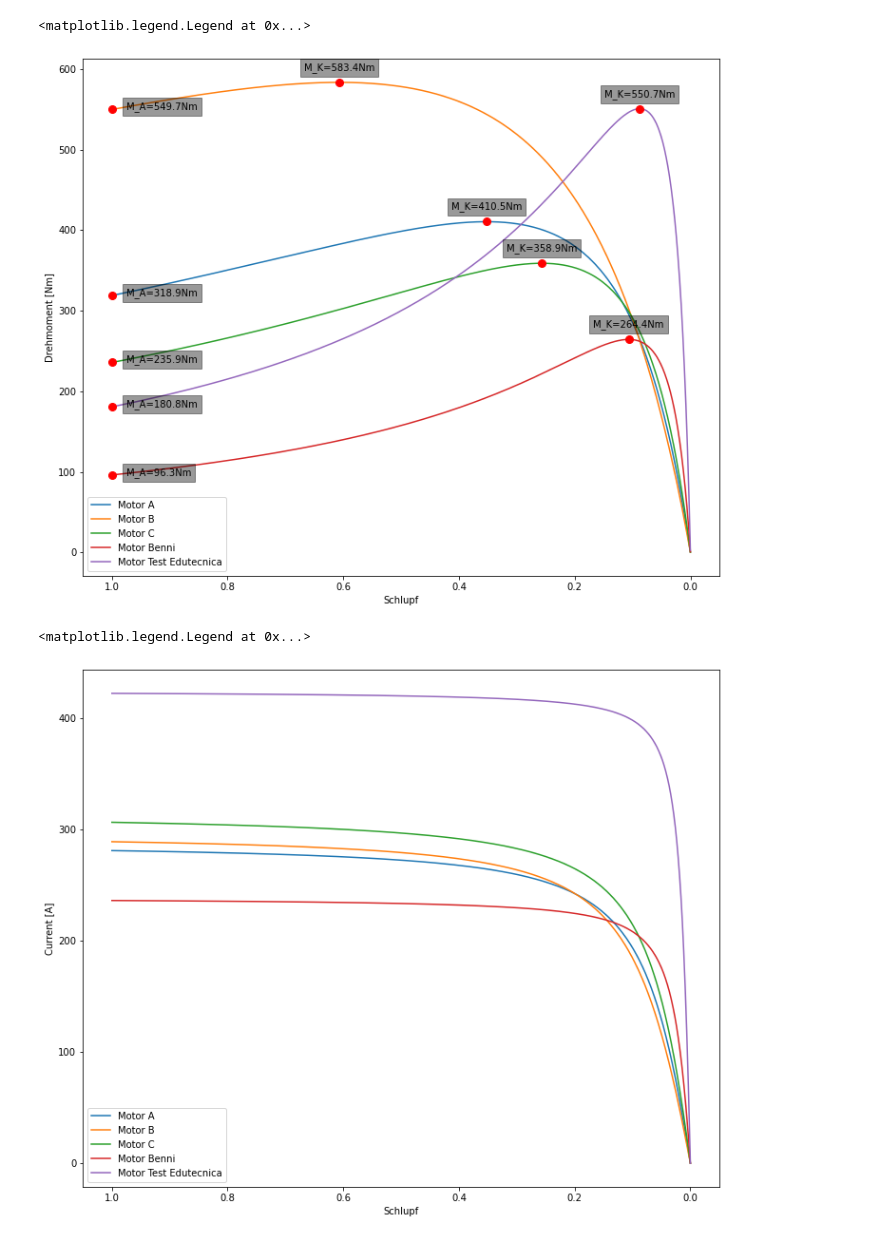
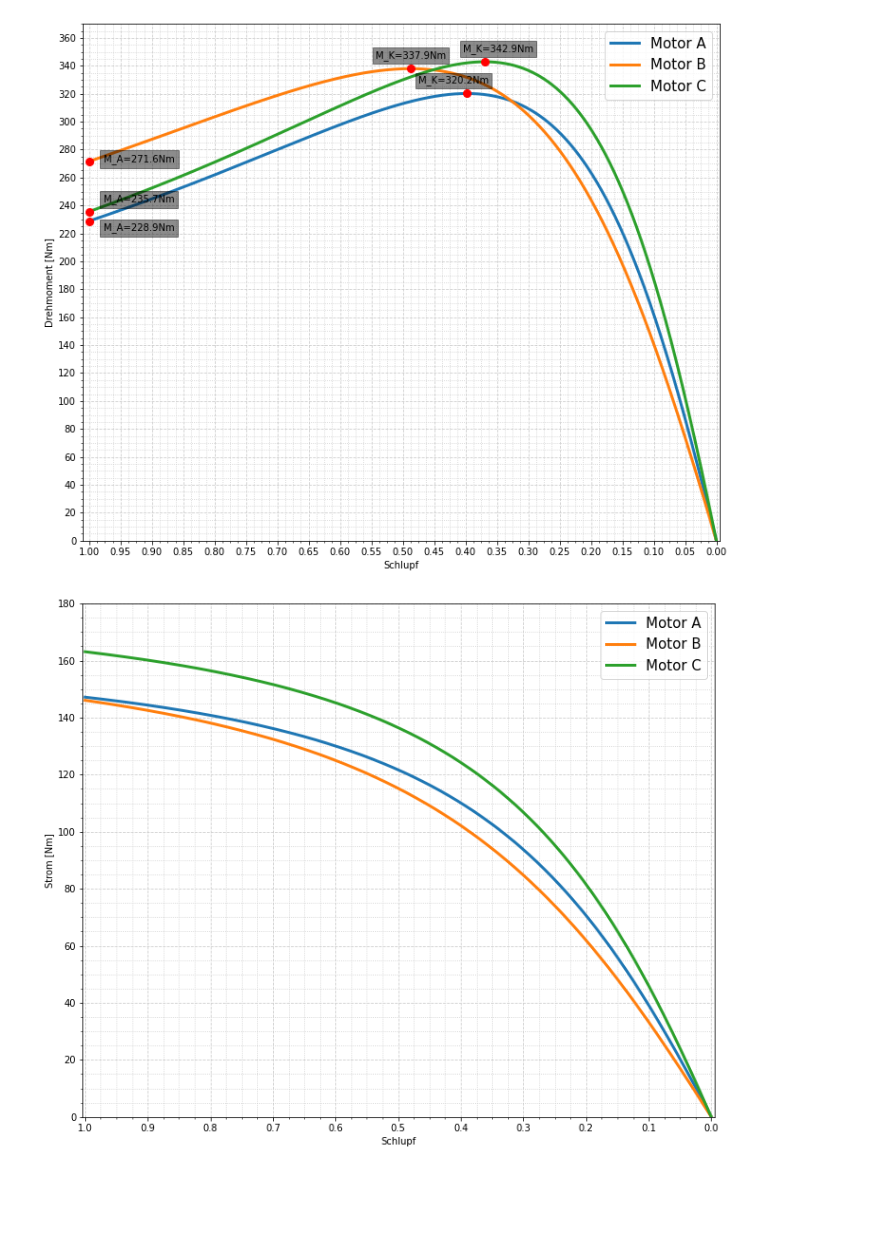
Before and after one commit to ManuelLerchner/Random-Coding-Projects, a Jupyter notebook: Python/Kennlinien Drehstromasynchronmotor/Motor-Plot.ipynb, the cells around one changed output. Saved outputs shown, nothing was run; the diff lists cells and outputs as text; code cells hidden in the pictures; blank space fills up the shorter version.

```diff
--- a/Python/Kennlinien Drehstromasynchronmotor/Motor-Plot.ipynb
+++ b/Python/Kennlinien Drehstromasynchronmotor/Motor-Plot.ipynb
@@ -81,7 +76,6 @@ def calculateMotorStats(Motor):
     cosPhiK=Motor["cosPhiK"]
     P_cu=Motor["P_cu"]
     R_s=Motor["R_s"]
-    ü=Motor["ü"]
     p=Motor["p"]
 
     #Leistung pro Strang
@@ -102,8 +96,8 @@ def calculateMotorStats(Motor):
     X1= X_eq/2
 
     #Rotorwiderstände
-    R2Strich= (R_eq-R_s)/ü**2
-    X2Strich= (X1)/ü**2
+    R2Strich= (R_eq-R_s)
+    X2Strich= X_eq/2
 
 
     #Write back to Dict
@@ -153,7 +147,7 @@ def calculateTorque(Motor,s):
         R2Strich=Motor["R2Strich"]
         X2Strich=Motor["X2Strich"]
 
-        return p*R2Strich*(U_N/sqrt(3))**2/(2*pi*f*s*((R1+R2Strich/s)**2)+(X1+X2Strich)**2)
+        return (p*R2Strich*U_N**2)/(2*pi*f*s*  (  (R1+R2Strich/s)**2 + (X1+X2Strich)**2   ))
 # %%
 def calculateCurrent(Motor,s):
         U_N=Motor["U_N"]
@@ -177,38 +171,51 @@ for Motor in Motors:
 # %%
 fig = plt.figure(figsize=(12, 10))
 ax=fig.subplots(1,1)
 
 
-for y,l in zip(yS,labels):
+for i,(y,l) in enumerate(zip(yS,labels)):
     #Plot line
-    ax.plot(x,y,label=l)
+    ax.plot(x,y,label=l,linewidth=3.0)
 
     #Special Points
     s_kipp=x[np.nanargmax(y)]
     M_kipp=y[np.nanargmax(y)]
 
     s_anlauf=x[-1]
     M_anlauf=y[-1]
 
     #AnlaufMoment
     ax.plot(s_anlauf,M_anlauf,ls="",color="r",marker="o",markersize=8,label=None)
     ax.annotate(f"M_A={(np.round(M_anlauf,decimals=1))}Nm",(s_anlauf,M_anlauf),
-                textcoords="offset points", xytext=(15,0), ha='left',bbox=dict(boxstyle="square,pad=0.4",fc="k",alpha=0.4,ec="k"))
+                textcoords="offset points", xytext=(15,10*(i-1)), ha='left',bbox=dict(boxstyle="square,pad=0.4",fc="k",alpha=0.45,ec="k"))
 
     #KippMoment
     ax.plot(s_kipp,M_kipp,ls="",color="r",marker="o",markersize=8,label=None)
     ax.annotate(f"M_K={(np.round(M_kipp,decimals=1))}Nm",(s_kipp,M_kipp),
-                textcoords="offset points", xytext=(0,10), ha="center",va='bottom',bbox=dict(boxstyle="square,pad=0.4",fc="k",alpha=0.4,ec="k"))
+                textcoords="offset points", xytext=(14*(i-1),8), ha="center",va='bottom',bbox=dict(boxstyle="square,pad=0.3",fc="k",alpha=0.45,ec="k"))
 
 
+ax.set_xlabel('Schlupf')
+ax.set_ylabel('Drehmoment [Nm]')
+ax.legend(prop={'size': 15})
+
+ax.set_xlim(-0.005, 1.01)
+ax.set_ylim(0, 370)
+
+# Change major ticks to show every 20.
+ax.xaxis.set_major_locator(MultipleLocator(0.05))
+ax.yaxis.set_major_locator(MultipleLocator(20))
+
+# Change minor ticks to show every 5. (20/4 = 5)
+ax.xaxis.set_minor_locator(AutoMinorLocator(4))
+ax.yaxis.set_minor_locator(AutoMinorLocator(4))
 
 ax.invert_xaxis()
-ax.set_xlabel('Schlupf')
-ax.set_ylabel('Drehmoment [Nm]')
-ax.legend()
+
+ax.grid(which='major', color='#CCCCCC', linestyle='--')
+ax.grid(which='minor', color='#CCCCCC', linestyle=':')
 # %% [output]
-<matplotlib.legend.Legend at 0x...>
-[figure, old version]
+[figure, new version]
 # %%
 x=np.arange(0,1,0.0001)
 yS=[]
@@ -225,12 +232,24 @@ ax=fig.subplots(1,1)
 
 for y,l in zip(yS,labels):
     #Plot line
-    ax.plot(x,y,label=l)
+    ax.plot(x,y,label=l,linewidth=3.0)
+
+ax.set_xlabel('Schlupf')
+ax.set_ylabel('Strom [Nm]')
+ax.legend(prop={'size': 15})
+
+ax.set_xlim(-0.005, 1.004)
+ax.set_ylim(0, 180)
+
+ax.xaxis.set_major_locator(MultipleLocator(0.1))
+ax.yaxis.set_major_locator(MultipleLocator(20))
+
+ax.xaxis.set_minor_locator(AutoMinorLocator(4))
+ax.yaxis.set_minor_locator(AutoMinorLocator(4))
 
 ax.invert_xaxis()
-ax.set_xlabel('Schlupf')
-ax.set_ylabel('Current [A]')
-ax.legend()
+
+ax.grid(which='major', color='#CCCCCC', linestyle='--')
+ax.grid(which='minor', color='#CCCCCC', linestyle=':')
 # %% [output]
-<matplotlib.legend.Legend at 0x...>
-[figure, old version]
+[figure, new version]
```
Also changed, not shown: parts of 4 cells of this notebook.
